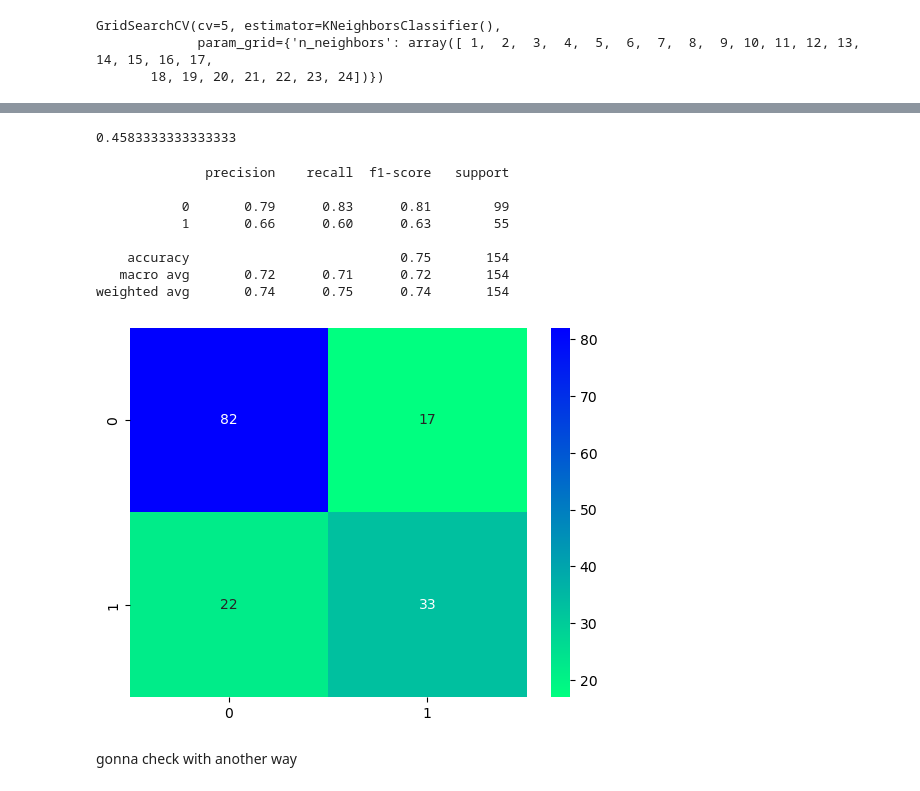
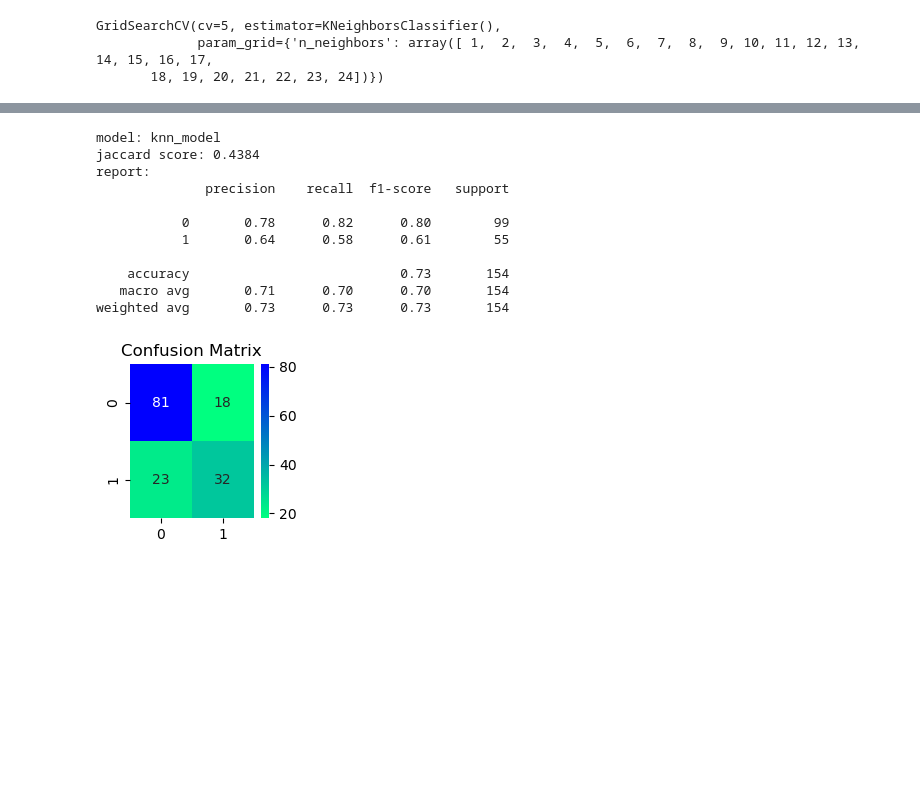
Before and after one commit to abduraaahim/diabetes-diagnosis, a Jupyter notebook: diabetes_diagnosis.ipynb, the cells around one changed output, grey strips where cells are left out. Cells and saved outputs as stored; diff of their text form; code cells hidden in the pictures; blank space fills up the shorter version.

```diff
--- a/diabetes_diagnosis.ipynb
+++ b/diabetes_diagnosis.ipynb
@@ -105,26 +126,18 @@ cv_grid.best_params_['n_neighbors']
 # %%
 knn = KNeighborsClassifier(n_neighbors=cv_grid.best_params_['n_neighbors'])
 knn.fit(X_train, y_train)
 y_pred = knn.predict(X_test)
+estimate_model(y_test, y_pred, name='knn_model')
+# %% [output]
+model: knn_model
+jaccard score: 0.4384
+report:
+              precision    recall  f1-score   support
+
+           0       0.78      0.82      0.80        99
+           1       0.64      0.58      0.61        55
+
+    accuracy                           0.73       154
+   macro avg       0.71      0.70      0.70       154
+weighted avg       0.73      0.73      0.73       154
+[figure, added]
-# %%
-print( jaccard_score(y_test, y_pred) )
-# %% [output]
-0.4583333333333333
-# %%
-print(classification_report(y_test, y_pred))
-# %% [output]
-              precision    recall  f1-score   support
-
-           0       0.79      0.83      0.81        99
-           1       0.66      0.60      0.63        55
-
-    accuracy                           0.75       154
-   macro avg       0.72      0.71      0.72       154
-weighted avg       0.74      0.75      0.74       154
-# %%
-sns.heatmap(confusion_matrix(y_test, y_pred), annot=True, cmap='winter_r')
-plt.show()
-# %% [output]
-[figure, removed]
-# %% [markdown]
-gonna check with another way
```
Also changed, not shown: parts of 31 cells of this notebook.
